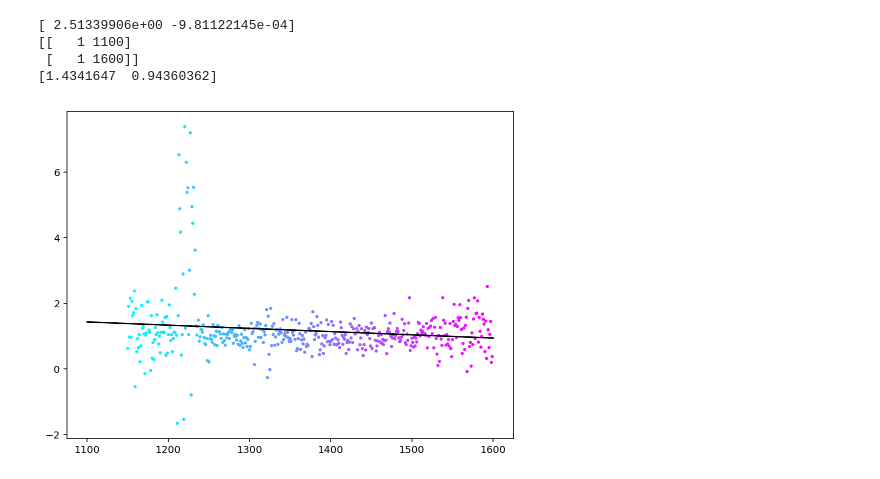
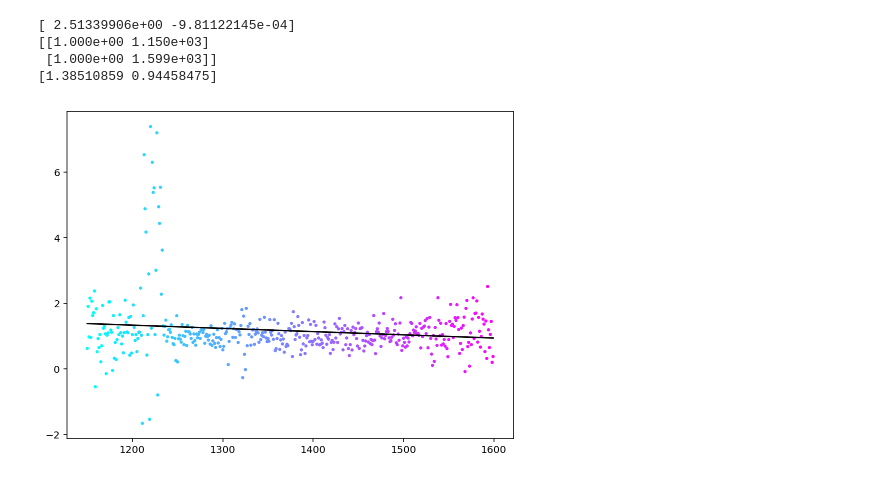
Before and after one commit to themichaelyang/cs229, a Jupyter notebook: pset1/1.5.ipynb, the cells around one changed output. Drawn from its saved outputs; the diff is of its cells as text; code cells hidden in the pictures.

```diff
--- a/pset1/1.5.ipynb
+++ b/pset1/1.5.ipynb
@@ -9,35 +11,32 @@ data_train = np.genfromtxt(data_file, delimiter=",")
 # %%
 def fit_row_1(data_train):
     spectrum = data_train[0, :] # first row
     flux = data_train[1, :] # second row
 
     fig, ax = plt.subplots(figsize=(8, 6))
     ax.scatter(spectrum, flux, s=5, c=spectrum, cmap='cool')
-
-    n = spectrum.shape[0]
 
     # although this is the first training example, there are actually many x and y values
     # we can actually think of it as many training examples, modeling:
     # Ax + B = y
     # where x is one value of lambda and y is the flux
 
     x = np.insert(spectrum.reshape(-1, 1), 0, values=1, axis=1)
     y = flux
 
     theta_pred = (np.linalg.pinv(x.T @ x) @ x.T) @ y
     print(theta_pred)
 
-    line_x = np.asarray([1100, 1600]).reshape(-1, 1)
+    line_x = np.asarray([spectrum[0], spectrum[-1]]).reshape(-1, 1)
     print(np.insert(line_x, 0, values=1, axis=1))
     line_y = np.insert(line_x, 0, values=1, axis=1) @ theta_pred
 
     print(line_y)
     ax.plot(line_x, line_y, c='black')
-
 fit_row_1(data_train)
 # %% [output]
 [ 2.51339906e+00 -9.81122145e-04]
-[[   1 1100]
- [   1 1600]]
-[1.4341647  0.94360362]
+[[1.000e+00 1.150e+03]
+ [1.000e+00 1.599e+03]]
+[1.38510859 0.94458475]
-[figure, old version]
+[figure, new version]
```
Also changed, not shown: parts of 3 cells of this notebook, 1 other file.
